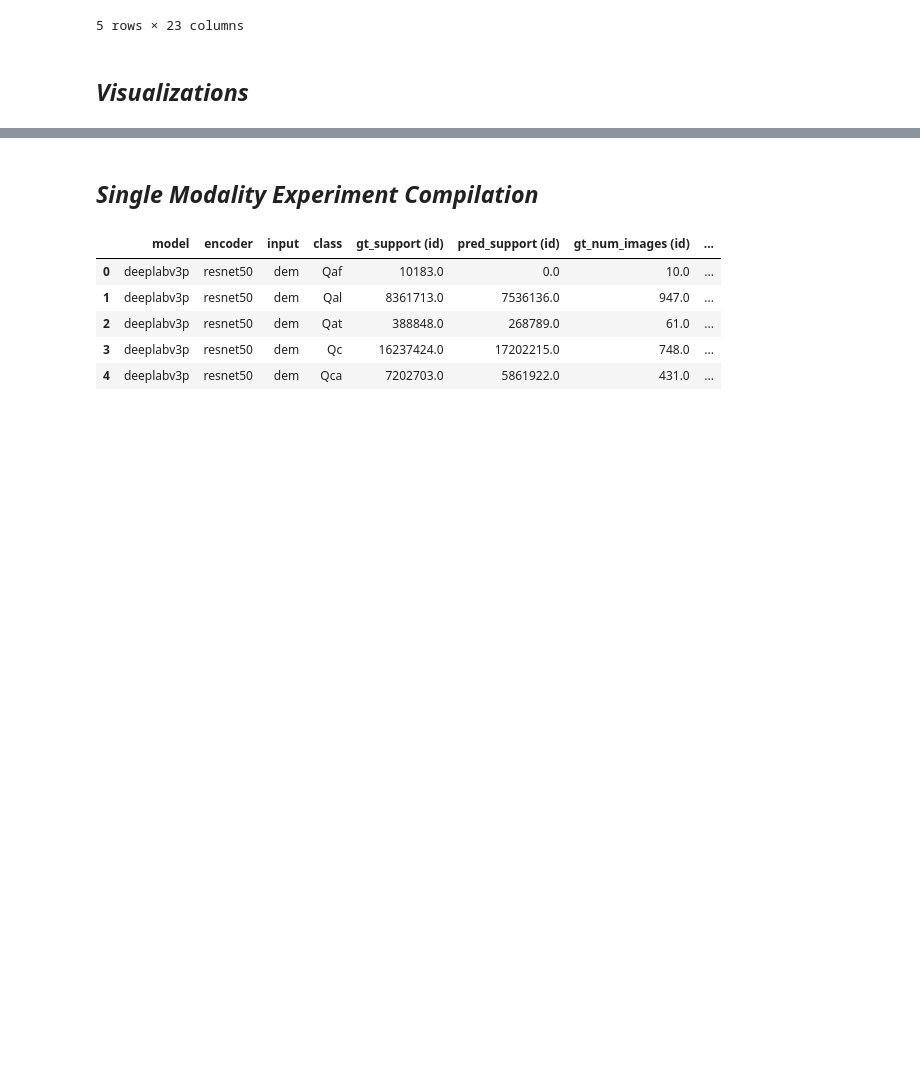
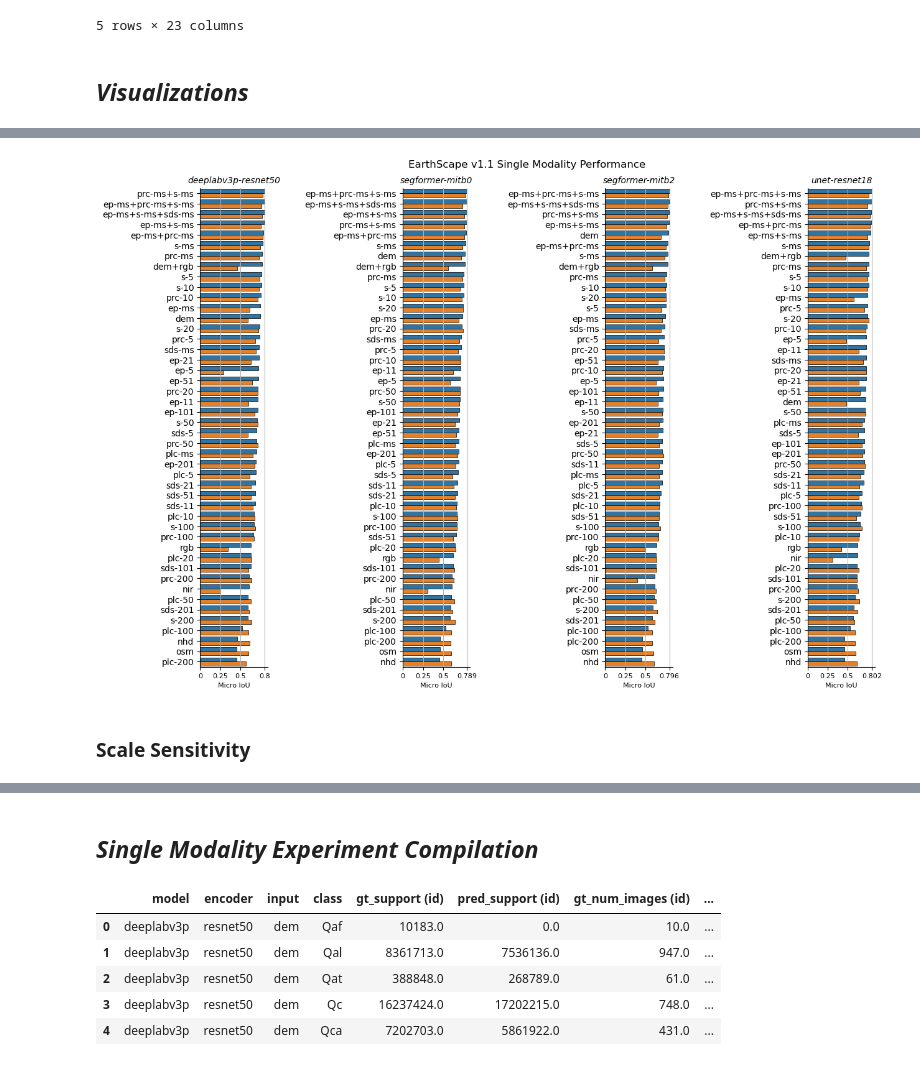
Before and after one commit to masseygeo/earthscape, a Jupyter notebook: notebooks/analysis_seg.ipynb, the cells around one changed output, grey strips where cells are left out. Saved outputs shown, nothing was run; the diff lists cells and outputs as text; code cells hidden in the pictures; blank space fills up the shorter version.

```diff
--- a/notebooks/analysis_seg.ipynb
+++ b/notebooks/analysis_seg.ipynb
@@ -253,0 +313,59 @@ df.sort_values('micro_iou (id)', ascending=False).head()
+# %%
+#############################################
+# Modality Ranking Bar Charts - All Experiments
+#############################################
+
+# path to compiled data...
+single_path = os.path.join(assets_dir, 'compiled_global.csv')
+df_single = pd.read_csv(single_path)
+
+# metric to plot...
+metric = 'iou'
+metric_label = 'Micro IoU'
+
+# models to use...
+models = ['unet-resnet18', 'deeplabv3p-resnet50', 'segformer-mitb0', 'segformer-mitb2']
+
+# output path for figure
+output_path = os.path.join(assets_dir, 'rankings_all_iou.png')
+
+
+##### plot bar chart rankings...
+fig, ax = plt.subplots(ncols=len(models), figsize=(3.5*len(models), 10))
+plt.subplots_adjust(wspace=2)
+ax = ax.ravel()
+
+df_single['model-encoder'] = df_single['model'] + '-' + df_single['encoder']
+
+idx = 0
+for m in df_single['model-encoder'].unique():
+
+    if m in models:
+
+        df = df_single[df_single['model-encoder'] == m].copy()
+        df.sort_values(f"micro_{metric} (id)", ascending=False, inplace=True)
+        order = df['input'].to_list()
+        max_val = df[f"micro_{metric} (id)"].max().item()
+        df_plot = df.melt(id_vars=['input'], value_vars=[f"micro_{metric} (id)", f"micro_{metric} (cd)"], var_name='domain', value_name=metric)
+        sns.barplot(ax=ax[idx], data=df_plot, x=metric, y='input', hue='domain', order=order, edgecolor='k', linewidth=0.5, legend=False)
+        ax[idx].set_title(m, style='italic', fontsize=10)
+        ax[idx].set_xticks([0, 0.25, 0.5, max_val])
+        ax[idx].set_xticklabels(ax[idx].get_xticklabels(), fontsize=8)
+        ax[idx].xaxis.set_major_formatter(FuncFormatter(lambda x, _: f"{x:.3f}".rstrip('0').rstrip('.')))
+        idx += 1
+
+for axes in ax:
+    axes.set_xlabel(f"{metric_label}", fontsize=8)
+    axes.set_ylabel('')
+    axes.grid(visible=True, axis='x')
+    axes.spines['right'].set_visible(False)
+    axes.spines['top'].set_visible(False)
+
+plt.suptitle(f"EarthScape v{VERSION} Single Modality Performance", y=0.925)
+
+plt.savefig(output_path, dpi=500, bbox_inches='tight', pad_inches=0)
+plt.show()
+# %% [output]
+[figure, added]
+# %% [markdown]
+### Scale Sensitivity
```
Also changed, not shown: parts of 17 cells of this notebook, 12 other files.
